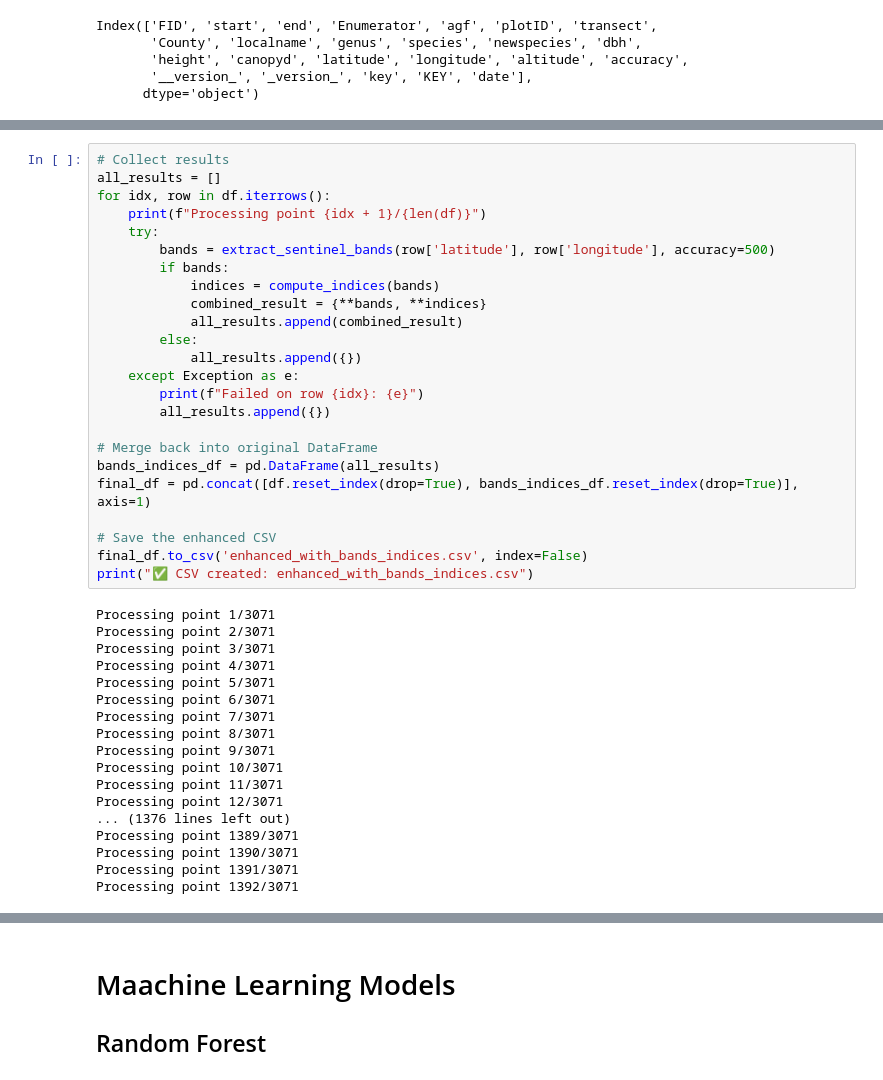
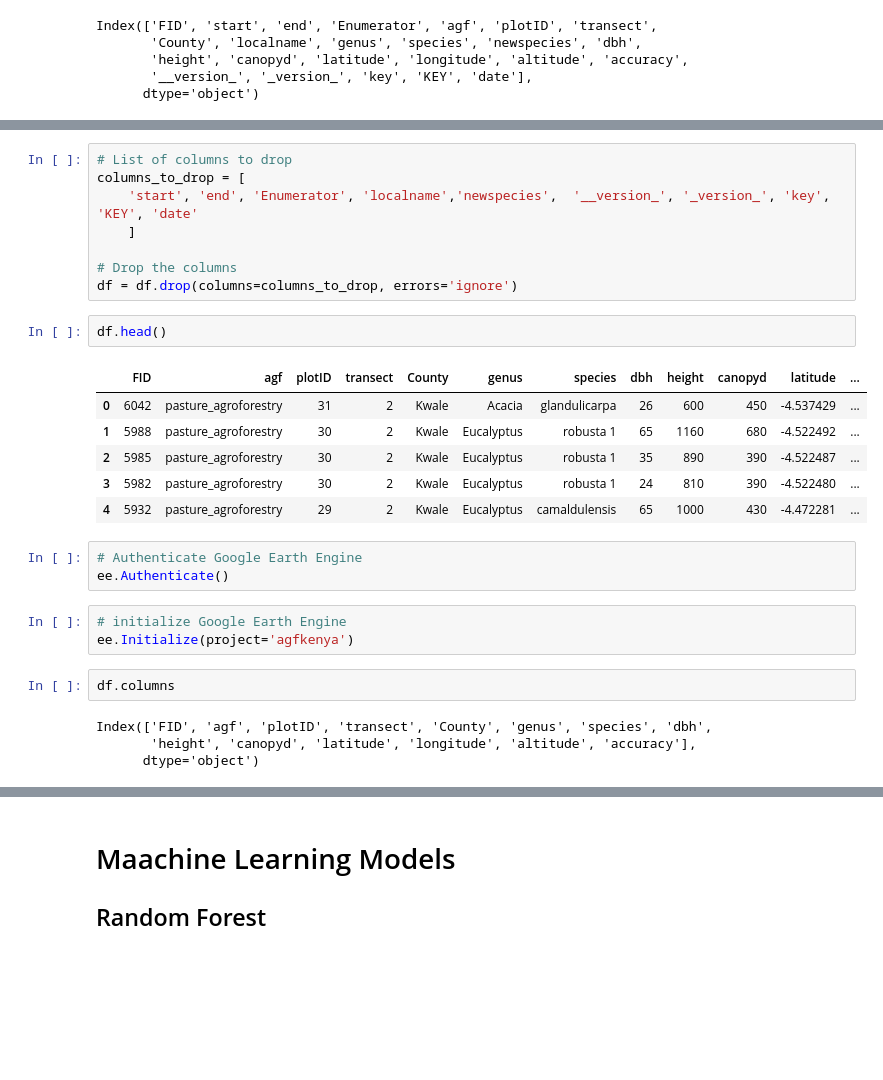
Before and after one commit to irungus/Dessertation, a Jupyter notebook: Species.ipynb, the cells around one changed output, grey strips where cells are left out. Cells and saved outputs as stored; diff of their text form; blank space fills up the shorter version.

```diff
--- a/Species.ipynb
+++ b/Species.ipynb
@@ -152,42 +80,29 @@ def compute_indices(bands):
-# %%
-# Collect results
-all_results = []
-for idx, row in df.iterrows():
-    print(f"Processing point {idx + 1}/{len(df)}")
-    try:
-        bands = extract_sentinel_bands(row['latitude'], row['longitude'], accuracy=500)
-        if bands:
-            indices = compute_indices(bands)
-            combined_result = {**bands, **indices}
-            all_results.append(combined_result)
-        else:
-            all_results.append({})
-    except Exception as e:
-        print(f"Failed on row {idx}: {e}")
-        all_results.append({})
-
-# Merge back into original DataFrame
-bands_indices_df = pd.DataFrame(all_results)
-final_df = pd.concat([df.reset_index(drop=True), bands_indices_df.reset_index(drop=True)], axis=1)
-
-# Save the enhanced CSV
-final_df.to_csv('enhanced_with_bands_indices.csv', index=False)
-print("✅ CSV created: enhanced_with_bands_indices.csv")
-# %% [output]
-Processing point 1/3071
-Processing point 2/3071
-Processing point 3/3071
-Processing point 4/3071
-Processing point 5/3071
-Processing point 6/3071
-Processing point 7/3071
-Processing point 8/3071
-Processing point 9/3071
-Processing point 10/3071
-Processing point 11/3071
-Processing point 12/3071
-... (1376 lines left out)
-Processing point 1389/3071
-Processing point 1390/3071
-Processing point 1391/3071
-Processing point 1392/3071
+# %%
+# List of columns to drop
+columns_to_drop = [
+    'start', 'end', 'Enumerator', 'localname','newspecies',  '__version_', '_version_', 'key', 'KEY', 'date'
+    ]
+
+# Drop the columns
+df = df.drop(columns=columns_to_drop, errors='ignore')
+# %%
+df.head()
+# %% [output]
+|  | FID | agf | plotID | transect | County | genus | species | dbh | height | canopyd | latitude | ... |
+| 0 | 6042 | pasture_agroforestry | 31 | 2 | Kwale | Acacia | glandulicarpa | 26 | 600 | 450 | -4.537429 | ... |
+| 1 | 5988 | pasture_agroforestry | 30 | 2 | Kwale | Eucalyptus | robusta 1 | 65 | 1160 | 680 | -4.522492 | ... |
+| 2 | 5985 | pasture_agroforestry | 30 | 2 | Kwale | Eucalyptus | robusta 1 | 35 | 890 | 390 | -4.522487 | ... |
+| 3 | 5982 | pasture_agroforestry | 30 | 2 | Kwale | Eucalyptus | robusta 1 | 24 | 810 | 390 | -4.522480 | ... |
+| 4 | 5932 | pasture_agroforestry | 29 | 2 | Kwale | Eucalyptus | camaldulensis | 65 | 1000 | 430 | -4.472281 | ... |
+# %%
+# Authenticate Google Earth Engine
+ee.Authenticate()
+# %%
+# initialize Google Earth Engine
+ee.Initialize(project='agfkenya')
+# %%
+df.columns
+# %% [output]
+Index(['FID', 'agf', 'plotID', 'transect', 'County', 'genus', 'species', 'dbh',
+       'height', 'canopyd', 'latitude', 'longitude', 'altitude', 'accuracy'],
+      dtype='object')
```
Also changed, not shown: parts of 18 cells of this notebook.
